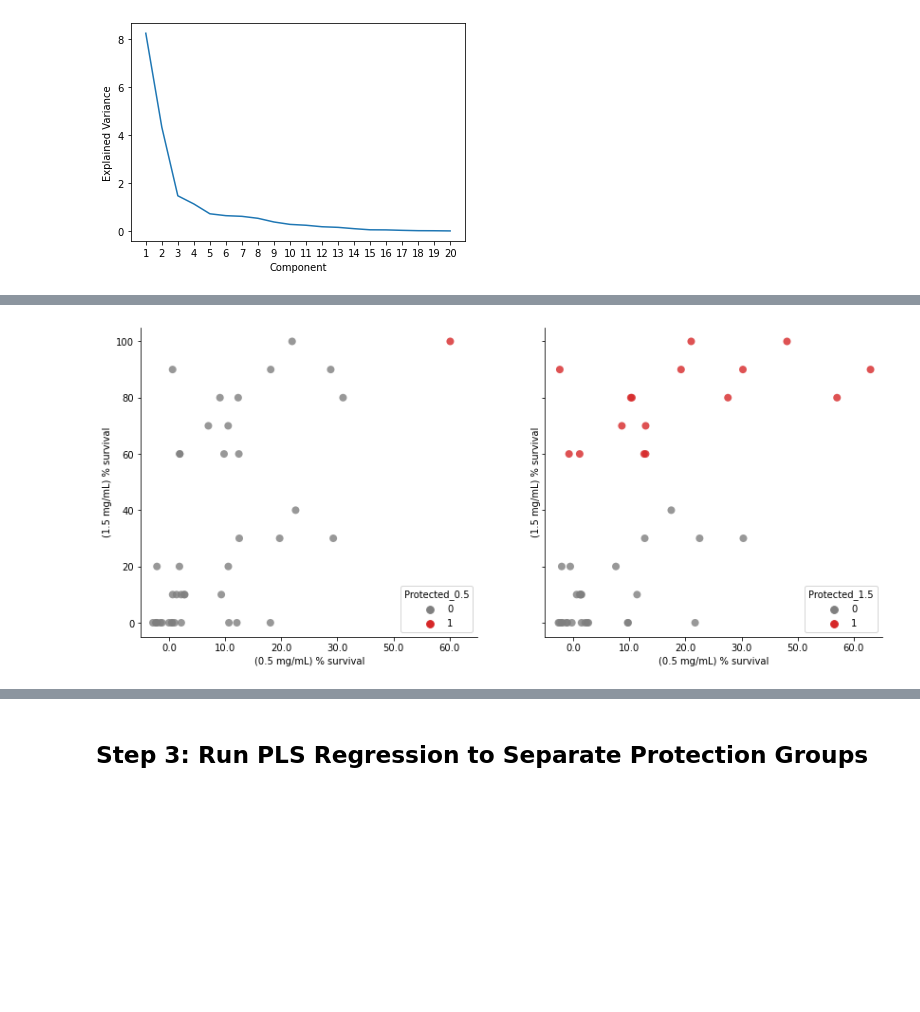
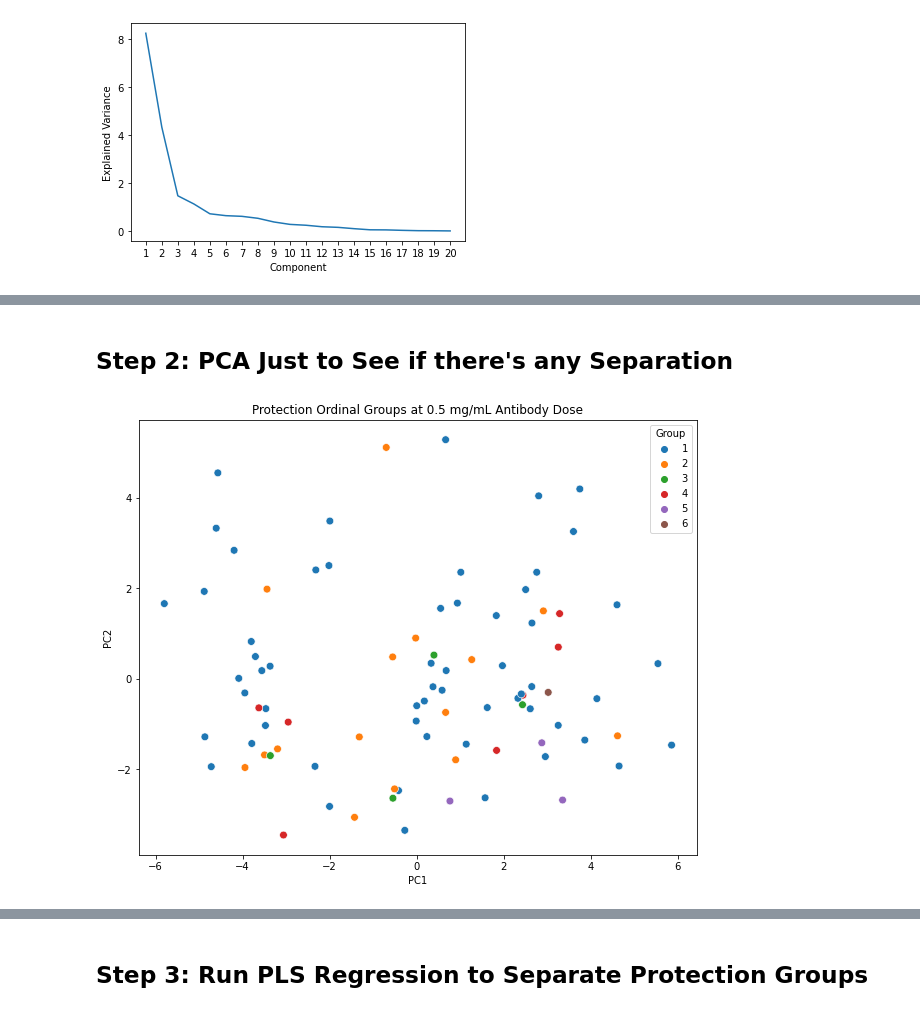
Before and after one commit to sanju99/covic, a Jupyter notebook: covic.ipynb, the cells around one changed output, grey strips where cells are left out. Saved outputs shown, nothing was run; the diff lists cells and outputs as text; code cells hidden in the pictures; blank space fills up the shorter version.

Commit message:
Cleaning to include only Group Predictions

```diff
--- a/covic.ipynb
+++ b/covic.ipynb
@@ -327,20 +328,27 @@ def add_protection(df_final, conc):
-# %%
-fig, ax = plt.subplots(1, 2, figsize=(14, 6), sharex=True, sharey=True)
-ax = ax.flatten()
-
-palette = {1:"tab:red",
-       0:"tab:gray"}
-
-df_low = add_protection(df_final, "0.5")
-df_high = add_protection(df_final, "1.5")
-
-sns.stripplot("(0.5 mg/mL) % survival", "(1.5 mg/mL) % survival", hue="Protected_0.5",
-              data=df_low, palette=palette, s=8, alpha=0.8, jitter=0.3, ax=ax[0])
-
-sns.stripplot("(0.5 mg/mL) % survival", "(1.5 mg/mL) % survival", hue="Protected_1.5",
-              data=df_high, palette=palette, s=8, alpha=0.8, jitter=0.3, ax=ax[1])
-sns.despine()
-
-plt.show()
-# %% [output]
-[figure, removed]
+# %% [markdown]
+## Step 2: PCA Just to See if there's any Separation
+# %%
+def pca_protection(conc):
+
+    df_single_conc = df_final.loc[~pd.isnull(df_final[f"({conc} mg/mL) % survival"])]
+    X = df_single_conc[data_cols].values.astype(float)
+
+    # bin the protection groups to color the PCA plot
+    groups = pd.cut(df_single_conc[f"({conc} mg/mL) % survival"], [0, 20, 40, 60, 80, 100, 120],
+               labels=[1, 2, 3, 4, 5, 6],
+               right=False).values
+
+    pca = PCA(n_components=2)
+    pc1, pc2 = list(zip(*pca.fit_transform(X)))
+    df_pca = pd.DataFrame({"PC1": pc1, "PC2": pc2, "Group": groups})
+
+    fig, ax = plt.subplots(figsize=(10, 8))
+    sns.scatterplot(data=df_pca, x="PC1", y="PC2", hue="Group",
+                    s=60, ax=ax)
+
+    ax.set_title(f"Protection Ordinal Groups at {conc} mg/mL Antibody Dose")
+    plt.show()
+# %%
+pca_protection("0.5")
+# %% [output]
+[figure, added]
```
Also changed, not shown: parts of 14 cells of this notebook, 3 other files.
